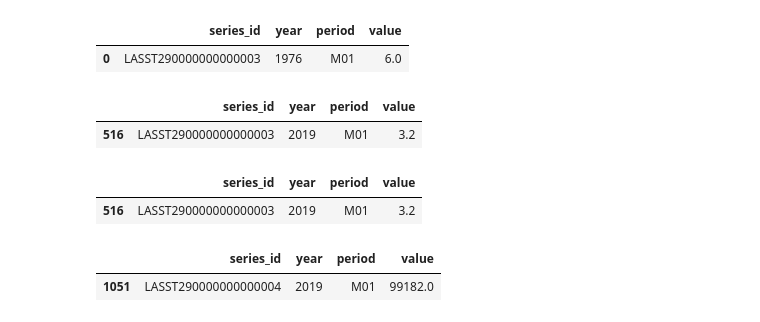
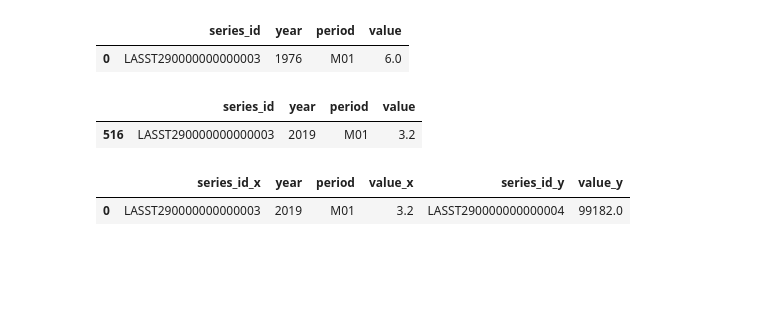
Before and after one commit to grecia1534/Project-1-KU-DATA, a Jupyter notebook: Unemployment CSV and ReadMe/KS_MO_Unemployment_Data.ipynb, the cells around one changed output. Saved outputs shown, nothing was run; the diff lists cells and outputs as text; code cells hidden in the pictures; blank space fills up the shorter version.

```diff
--- a/Unemployment CSV and ReadMe/KS_MO_Unemployment_Data.ipynb
+++ b/Unemployment CSV and ReadMe/KS_MO_Unemployment_Data.ipynb
@@ -123,14 +140,10 @@ MO_df_clean.head(1)
 MO_df_percents = MO_df_clean[MO_df_clean['series_id'] == 'LASST290000000000003']
 MO_df_totals = MO_df_clean[MO_df_clean['series_id'] == 'LASST290000000000004']
-# %%
-MO_df_percents.head(1)
-# %% [output]
-|  | series_id | year | period | value |
-| 516 | LASST290000000000003 | 2019 | M01 | 3.2 |
-# %%
-MO_df_totals.head(1)
-# %% [output]
-|  | series_id | year | period | value |
-| 1051 | LASST290000000000004 | 2019 | M01 | 99182.0 |
 # %%
+# merge total and percent dataframes
 MO_df_clean_merged = MO_df_percents.merge(MO_df_totals, how='outer', on = ['period', 'year'])
+
+MO_df_clean_merged.head(1)
+# %% [output]
+|  | series_id_x | year | period | value_x | series_id_y | value_y |
+| 0 | LASST290000000000003 | 2019 | M01 | 3.2 | LASST290000000000004 | 99182.0 |
```
Also changed, not shown: parts of 38 cells of this notebook, 1 other file.
